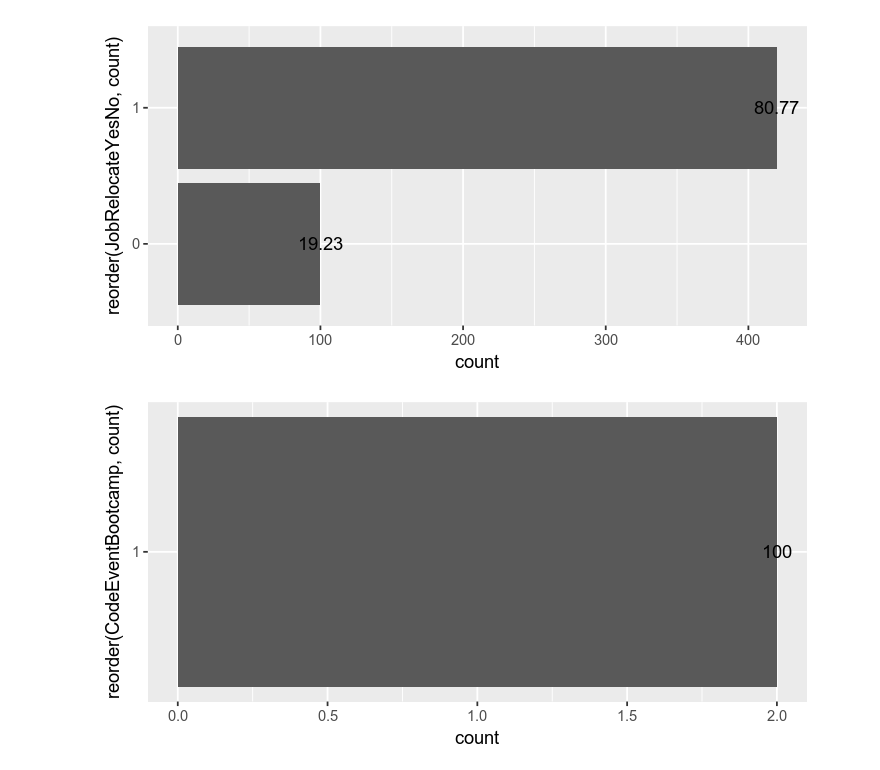
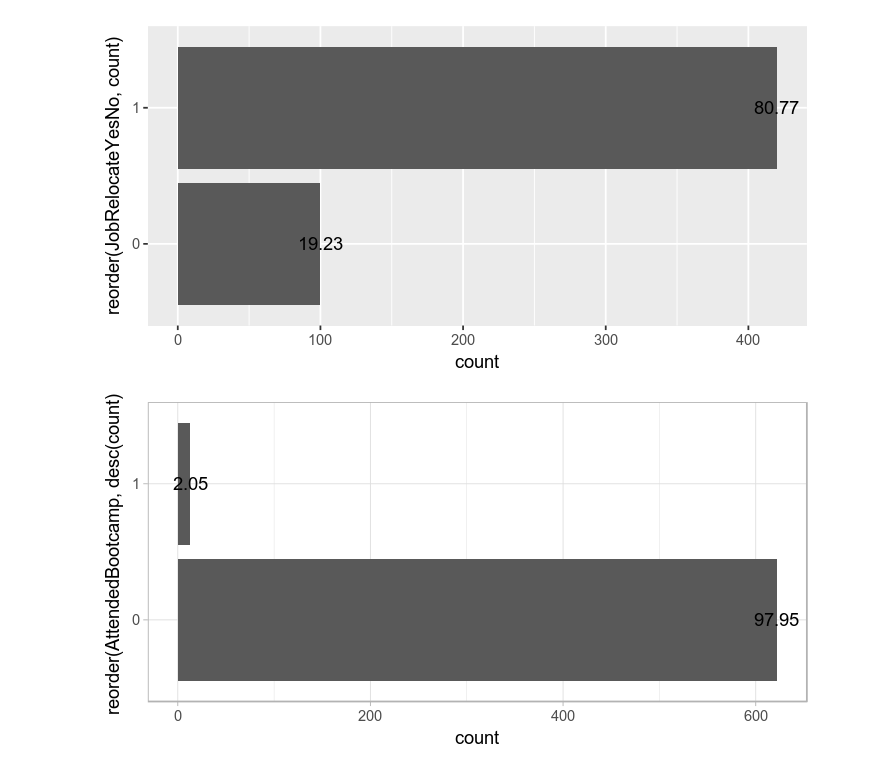
Before and after one commit to emuhsina/new_coder_survey_2016, a Jupyter notebook: new_coder_survey.ipynb, the cells around one changed output. Saved outputs shown, nothing was run; the diff lists cells and outputs as text; code cells hidden in the pictures.

```diff
--- a/new_coder_survey.ipynb
+++ b/new_coder_survey.ipynb
@@ -258,14 +262,14 @@ survey %>%
 # %% [output]
 [figure]
 # %%
-#in-person coding event
+#Attended Bootcamp
 survey %>%
-  filter(!is.na(CodeEventBootcamp),
+  filter(!is.na(AttendedBootcamp),
         JobRoleInterest == "Data Scientist / Data Engineer") %>%
-  group_by(CodeEventBootcamp) %>%
+  group_by(AttendedBootcamp) %>%
   summarize(count = n()) %>%
   mutate(pct = count/ sum(count) * 100 ) %>%
-  ggplot(aes(x= reorder(CodeEventBootcamp, count), y = count)) +
-  geom_bar(stat = "identity") + geom_text(aes(label = round(pct, digits= 2))) + coord_flip()
+  ggplot(aes(x= reorder(AttendedBootcamp, desc(count)), y = count)) +
+  geom_bar(stat = "identity") + geom_text(aes(label = round(pct, digits= 2))) + coord_flip() + theme_light()
 # %% [output]
-[figure, old version]
+[figure, new version]
```
Also changed, not shown: parts of 18 cells of this notebook.
